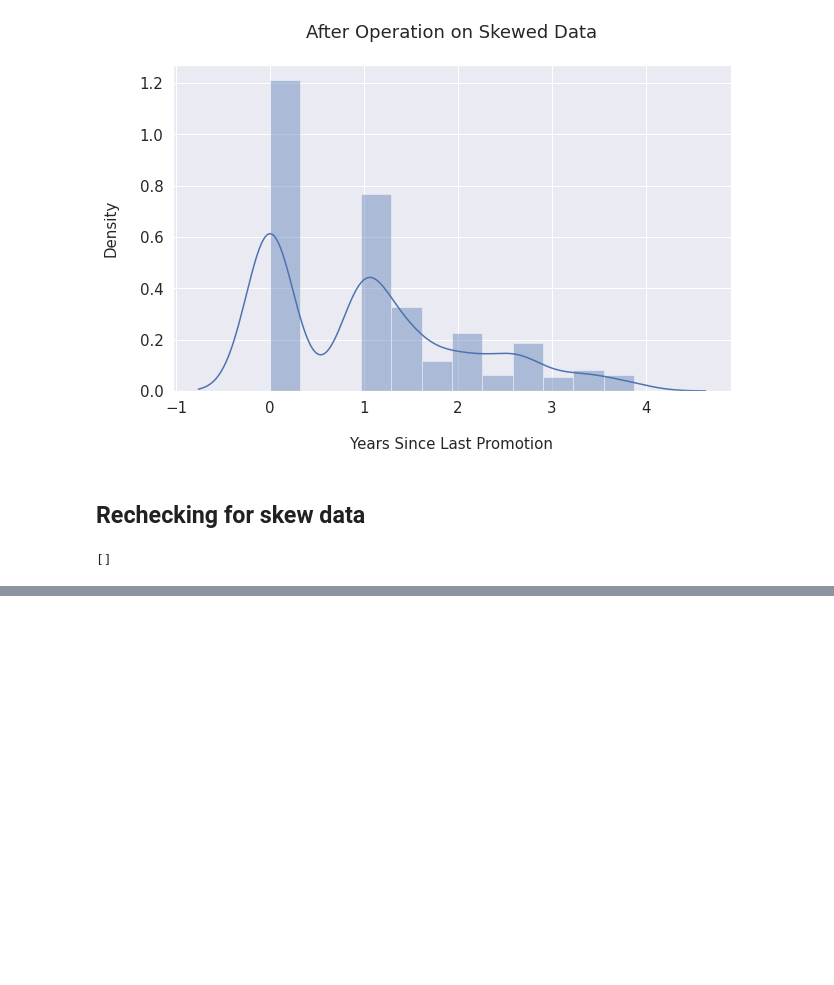
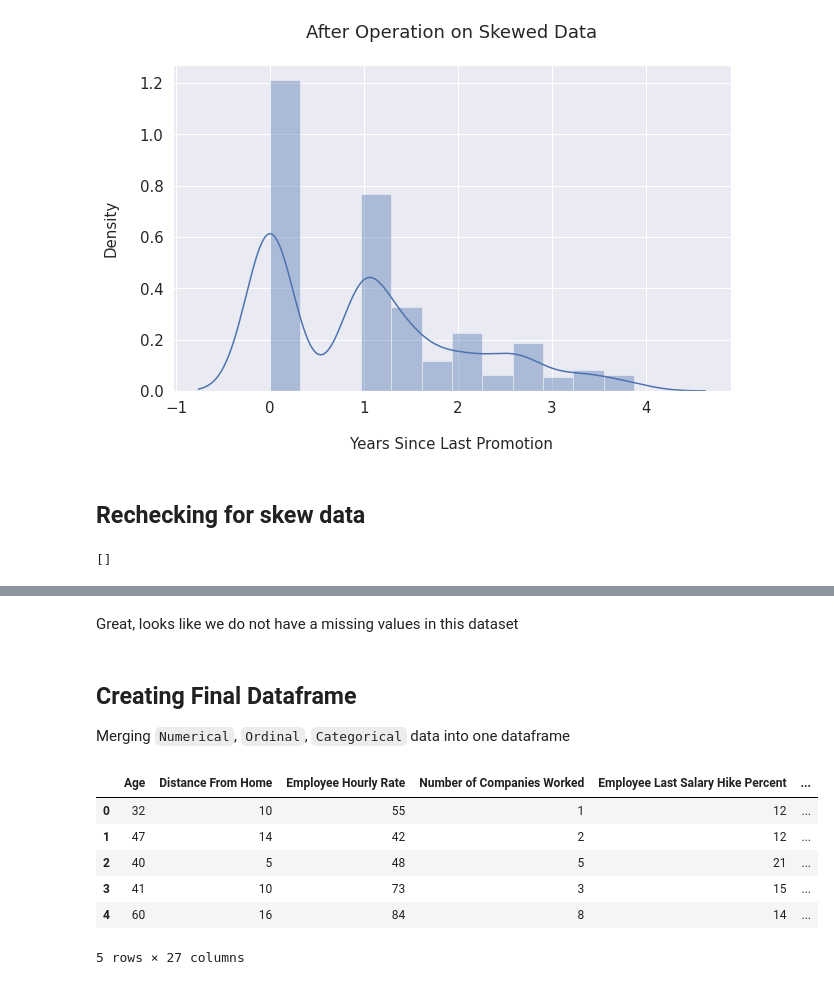
Before and after one commit to 21Ovi/Employee-Performance-Analysis, a Jupyter notebook: data_preprocessing.ipynb, the cells around one changed output, grey strips where cells are left out. Saved outputs shown, nothing was run; the diff lists cells and outputs as text; code cells hidden in the pictures; blank space fills up the shorter version.

```diff
--- a/data_preprocessing.ipynb
+++ b/data_preprocessing.ipynb
@@ -206,0 +323,17 @@ print(skewedness(num_data))
+# %% [markdown]
+Great, looks like we do not have a missing values in this dataset
+# %% [markdown]
+## Creating Final Dataframe
+
+Merging `Numerical`, `Ordinal`, `Categorical` data into one dataframe
+# %%
+processed_data = pd.concat([num_data, ord_data, obj_data, data['Performance Rating']], axis=1)
+processed_data.head()
+# %% [output]
+|  | Age | Distance From Home | Employee Hourly Rate | Number of Companies Worked | Employee Last Salary Hike Percent | ... |
+| 0 | 32 | 10 | 55 | 1 | 12 | ... |
+| 1 | 47 | 14 | 42 | 2 | 12 | ... |
+| 2 | 40 | 5 | 48 | 5 | 21 | ... |
+| 3 | 41 | 10 | 73 | 3 | 15 | ... |
+| 4 | 60 | 16 | 84 | 8 | 14 | ... |
+5 rows × 27 columns
```
Also changed, not shown: parts of 8 cells of this notebook.
